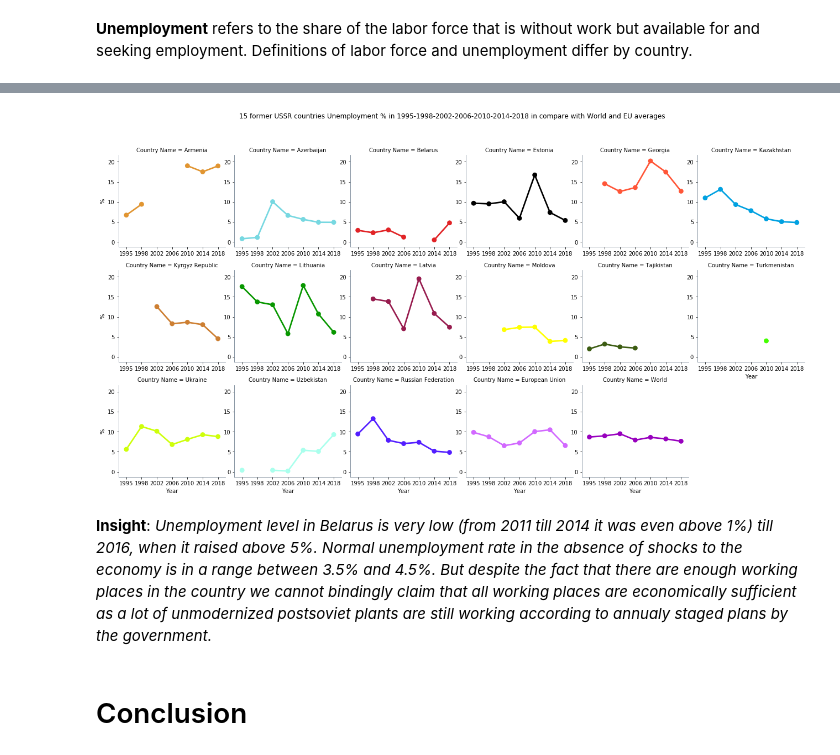
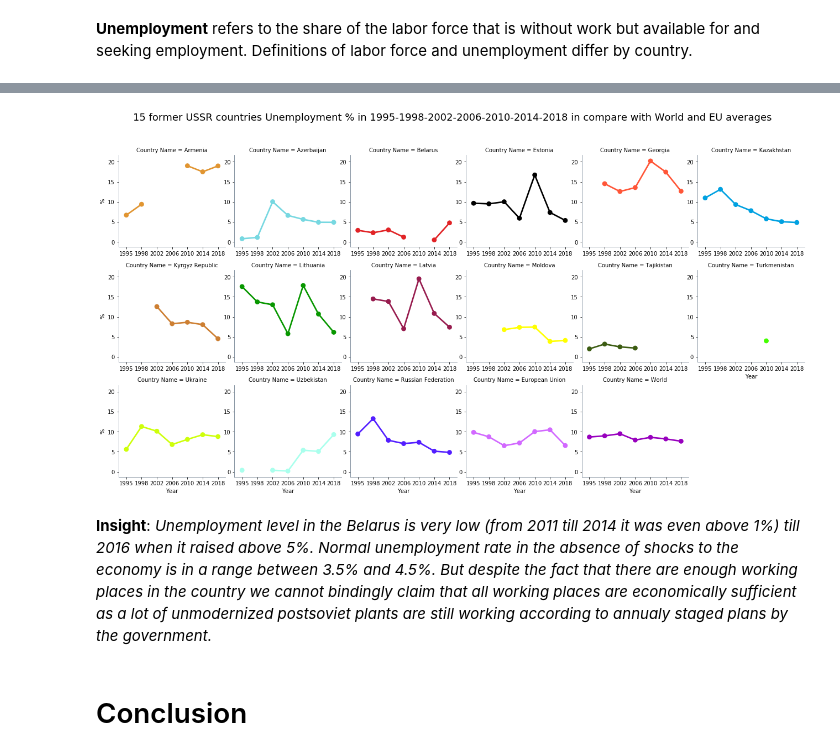
Before and after one commit to unkind58/Belarus_statistics_and-_comparison, a Jupyter notebook: app.ipynb, the cells around one changed output, grey strips where cells are left out. Drawn from its saved outputs; the diff is of its cells as text; code cells hidden in the pictures.

```diff
--- a/app.ipynb
+++ b/app.ipynb
@@ -479,16 +489,16 @@ df_unemployment
 df_unemployment = pd.melt(df_unemployment, id_vars='Country Name')
 df_unemployment.rename(columns = {'variable': 'Year', 'value': '%'}, inplace=True)
 # %%
-g = sns.FacetGrid(df_unemployment, col='Country Name', hue='Country Name', sharey=True,col_wrap=6, dropna=False)
+g = sns.FacetGrid(df_unemployment, col='Country Name', hue='Country Name', sharey=True, col_wrap=6, dropna=False)
 g = g.map_dataframe(sns.pointplot, 'Year','%')
 for ax in g.axes.flatten():
     ax.tick_params(labelleft=True, labelbottom=True)
-plt.suptitle('''15 former USSR countries Unemployment % in 1995-1998-2002-2006-2010-2014-2018 in compare with World and EU averages''', y=1.08)
+plt.suptitle('''15 former USSR countries Unemployment % in 1995-1998-2002-2006-2010-2014-2018 in compare with World and EU averages''', fontsize=18, y=1.08)
 plt.show()
 # %% [output]
-[figure, old version]
+[figure, new version]
 # %% [markdown]
-**Insight**: *Unemployment level in Belarus is very low (from 2011 till 2014 it was even above 1%) till 2016, when it raised above 5%. Normal unemployment rate in the absence of shocks to the economy is in a range between 3.5% and 4.5%. But despite the fact that there are enough working places in the country we cannot bindingly claim that all working places are economically sufficient as a lot of unmodernized postsoviet plants are still working according to annualy staged plans by the government.*
+**Insight**: *Unemployment level in the Belarus is very low (from 2011 till 2014 it was even above 1%) till 2016 when it raised above 5%. Normal unemployment rate in the absence of shocks to the economy is in a range between 3.5% and 4.5%. But despite the fact that there are enough working places in the country we cannot bindingly claim that all working places are economically sufficient as a lot of unmodernized postsoviet plants are still working according to annualy staged plans by the government.*
 # %% [markdown]
 # Conclusion
 # %% [markdown]
```
Also changed, not shown: parts of 31 cells of this notebook.
